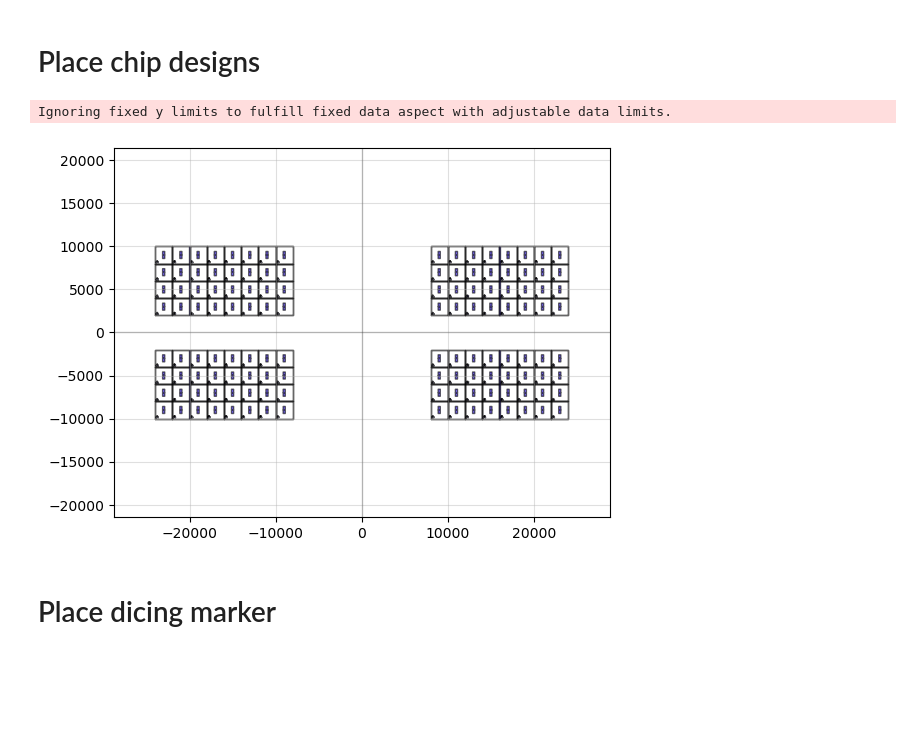
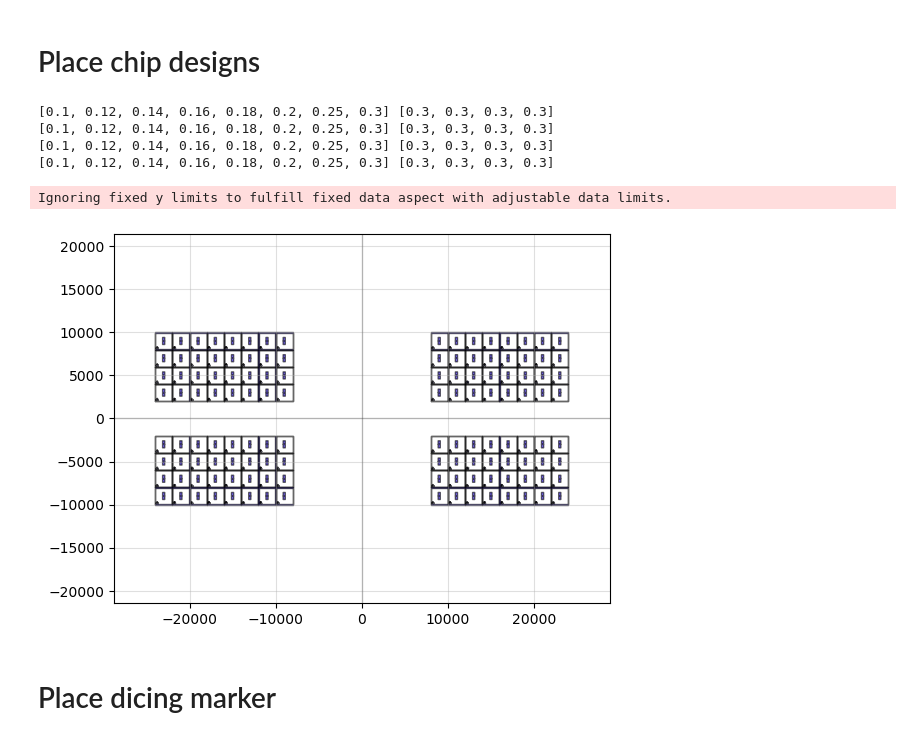
Before and after one commit to yminononono/Quantum-GDSDesign, a Jupyter notebook: transmon3D.ipynb, the cells around one changed output. Drawn from its saved outputs; the diff is of its cells as text; code cells hidden in the pictures; blank space fills up the shorter version.

```diff
--- a/transmon3D.ipynb
+++ b/transmon3D.ipynb
@@ -46,17 +39,17 @@ qubit_templates.__dict__.update(config)
 # %% [markdown]
 # Wafer design
 # %%
-wafer = device_Wafer(inch = 4)
+wafer = device_Wafer(config)
 # %% [markdown]
 # Chip design
 # %%
 chipdesign = Device('chipdesign')
 
 PAD=Device('PAD')
-rectangle = pg.rectangle(( Pad_width, Pad_height), Pad_layer)
-rectangle.polygons[0].fillet( Pad_rounding )
-PAD.add_ref( rectangle ).movex(0).movey(0.5*Pad_gap)
-PAD.add_ref( rectangle ).mirror(p1 = (0, 0), p2 = (200, 0)).movex(0).movey(-0.5*Pad_gap)
+rectangle = pg.rectangle(( config["Pad_width"], config["Pad_height"]), config["Pad_layer"])
+rectangle.polygons[0].fillet( config["Pad_rounding"] )
+PAD.add_ref( rectangle ).movex(0).movey(0.5*config["Pad_gap"])
+PAD.add_ref( rectangle ).mirror(p1 = (0, 0), p2 = (200, 0)).movex(0).movey(-0.5*config["Pad_gap"])
 PAD.center = (0, 0)
 
 chipdesign.add_ref(PAD)
@@ -83,0 +64,3 @@ Ignoring fixed x limits to fulfill fixed data aspect with adjustable data limits
+# %%
+JJ = device_JJ(config)
+qp(JJ)
@@ -153,36 +136,49 @@ Ignoring fixed x limits to fulfill fixed data aspect with adjustable data limits
 # Place chip designs
 # %%
 def custom_design(size_x, size_y, x, y):
+    print(x, y)
     design = pg.gridsweep(
         function = custom_chip,
         param_x = {'x' : x},
         param_y = {'y' : y},
         spacing = (size_x, size_y),
         separation = False,
         label_layer = None
         )
     design.center = (0,0)
     return design
 
 
+Grid_finger_width = [
+    [0.10, 0.12, 0.14, 0.16, 0.18, 0.20, 0.25, 0.3],
+    [0.10, 0.12, 0.14, 0.16, 0.18, 0.20, 0.25, 0.3]
+]
+Grid_finger_height = [
+    [0.3, 0.3, 0.3, 0.3],
+    [0.3, 0.3, 0.3, 0.3]
+]
+Grid_gap_x = 8
+Grid_gap_y = 2
 
 D = pg.gridsweep(
         function = custom_design,
         param_x = {'x' : Grid_finger_width },
         param_y = {'y' : Grid_finger_height },
-        param_defaults = {'size_x' : Chip_size_x, 'size_y' : Chip_size_y},
-        spacing = (Chip_size_x*Grid_gap_x, Chip_size_y*Grid_gap_y),
-        #spacing = (Chip_size_x * (len(Grid_bridge_width[0]) + Grid_gap_x), Chip_size_y * (len(Grid_finger_width[0]) + Grid_gap_y)),
-        #separation = False,
+        param_defaults = {'size_x' : config["Frame_size_width"], 'size_y' : config["Frame_size_height"]},
+        spacing = (config["Frame_size_width"]*Grid_gap_x, config["Frame_size_height"]*Grid_gap_y),
         label_layer = None
         )
 D.center = (0,0)
 
 wafer.add_ref(D)
 qp(D)
 # %% [output]
-Ignoring fixed y limits to fulfill fixed data aspect with adjustable data limits.
+[0.1, 0.12, 0.14, 0.16, 0.18, 0.2, 0.25, 0.3] [0.3, 0.3, 0.3, 0.3]
+[0.1, 0.12, 0.14, 0.16, 0.18, 0.2, 0.25, 0.3] [0.3, 0.3, 0.3, 0.3]
+[0.1, 0.12, 0.14, 0.16, 0.18, 0.2, 0.25, 0.3] [0.3, 0.3, 0.3, 0.3]
+[0.1, 0.12, 0.14, 0.16, 0.18, 0.2, 0.25, 0.3] [0.3, 0.3, 0.3, 0.3]
+Ignoring fixed y limits to fulfill fixed data aspect with adjustable data limits.
-[figure, old version]
+[figure, new version]
 # %% [markdown]
 # Place dicing marker
 # %%
```
Also changed, not shown: parts of 7 cells of this notebook, 5 other files.
